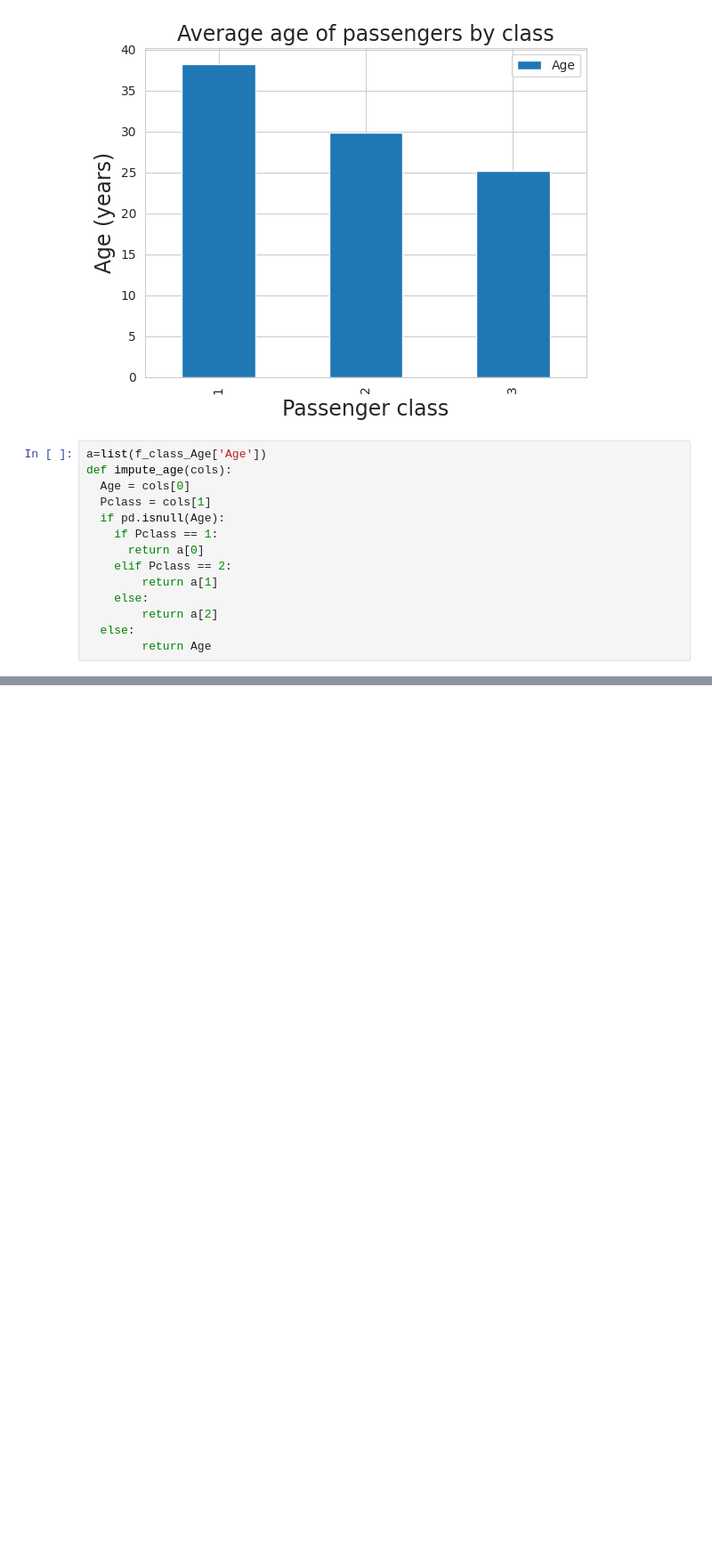
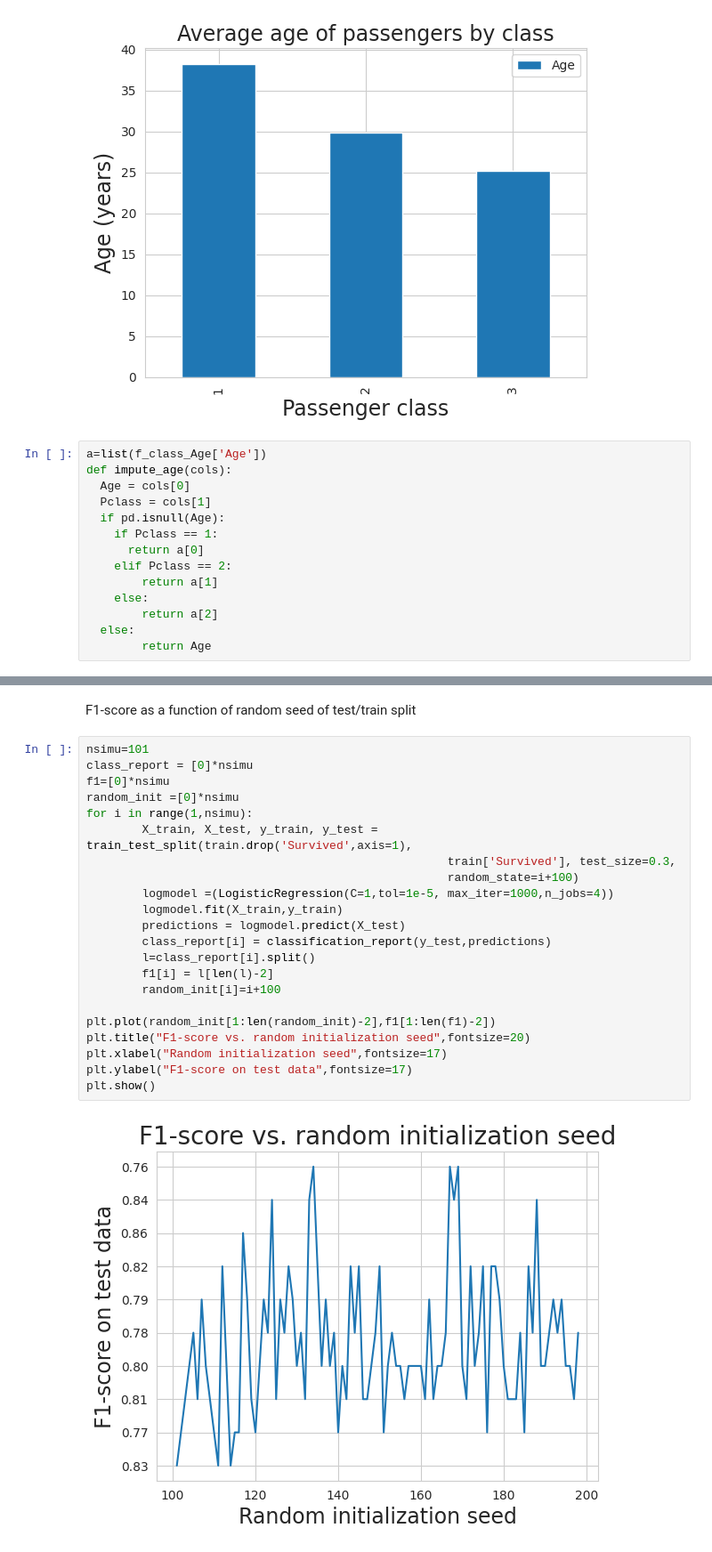
Before and after one commit to Trisha81/AIML-2025, a Jupyter notebook: Lab_5.ipynb, the cells around one changed output, grey strips where cells are left out. Shown: that part at 89% size. Cells and saved outputs as stored; diff of their text form; blank space fills up the shorter version.

```diff
--- a/Lab_5.ipynb
+++ b/Lab_5.ipynb
@@ -145,0 +258,26 @@ AttributeError: module 'matplotlib.pyplot' has no attribute 'tilte'
+# %% [markdown]
+F1-score as a function of random seed of test/train split
+# %%
+nsimu=101
+class_report = [0]*nsimu
+f1=[0]*nsimu
+random_init =[0]*nsimu
+for i in range(1,nsimu):
+        X_train, X_test, y_train, y_test = train_test_split(train.drop('Survived',axis=1),
+                                                    train['Survived'], test_size=0.3,
+                                                    random_state=i+100)
+        logmodel =(LogisticRegression(C=1,tol=1e-5, max_iter=1000,n_jobs=4))
+        logmodel.fit(X_train,y_train)
+        predictions = logmodel.predict(X_test)
+        class_report[i] = classification_report(y_test,predictions)
+        l=class_report[i].split()
+        f1[i] = l[len(l)-2]
+        random_init[i]=i+100
+
+plt.plot(random_init[1:len(random_init)-2],f1[1:len(f1)-2])
+plt.title("F1-score vs. random initialization seed",fontsize=20)
+plt.xlabel("Random initialization seed",fontsize=17)
+plt.ylabel("F1-score on test data",fontsize=17)
+plt.show()
+# %% [output]
+[figure, added]
```
Also changed, not shown: parts of 16 cells of this notebook.
